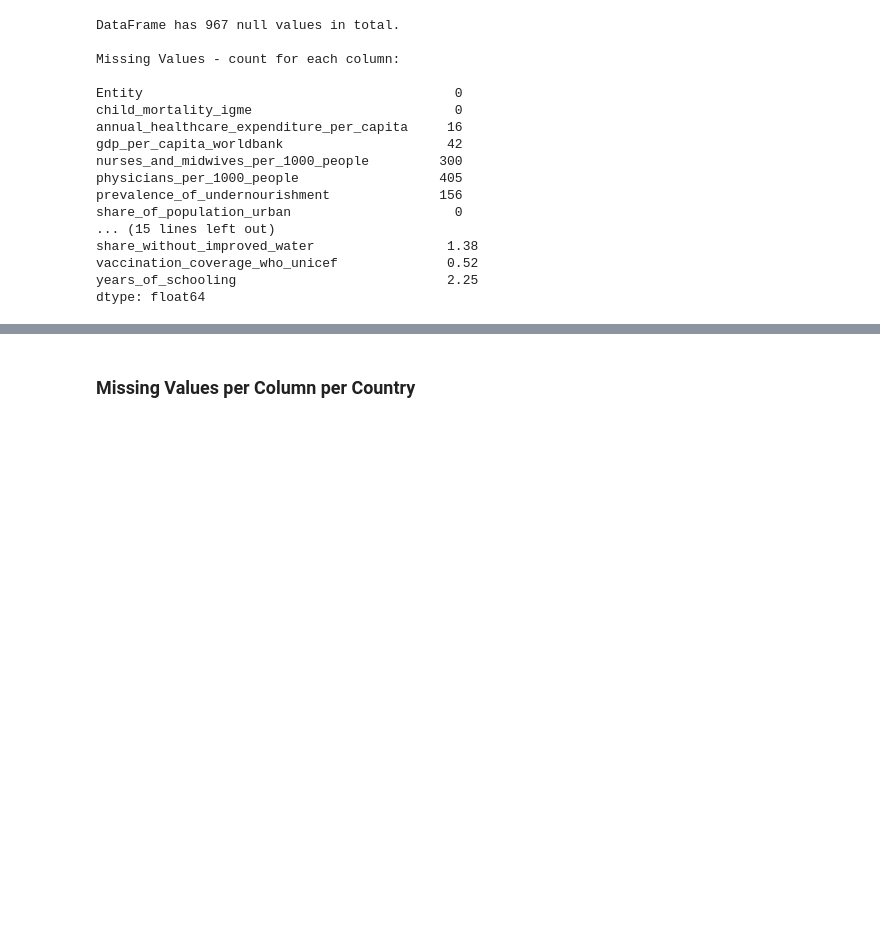
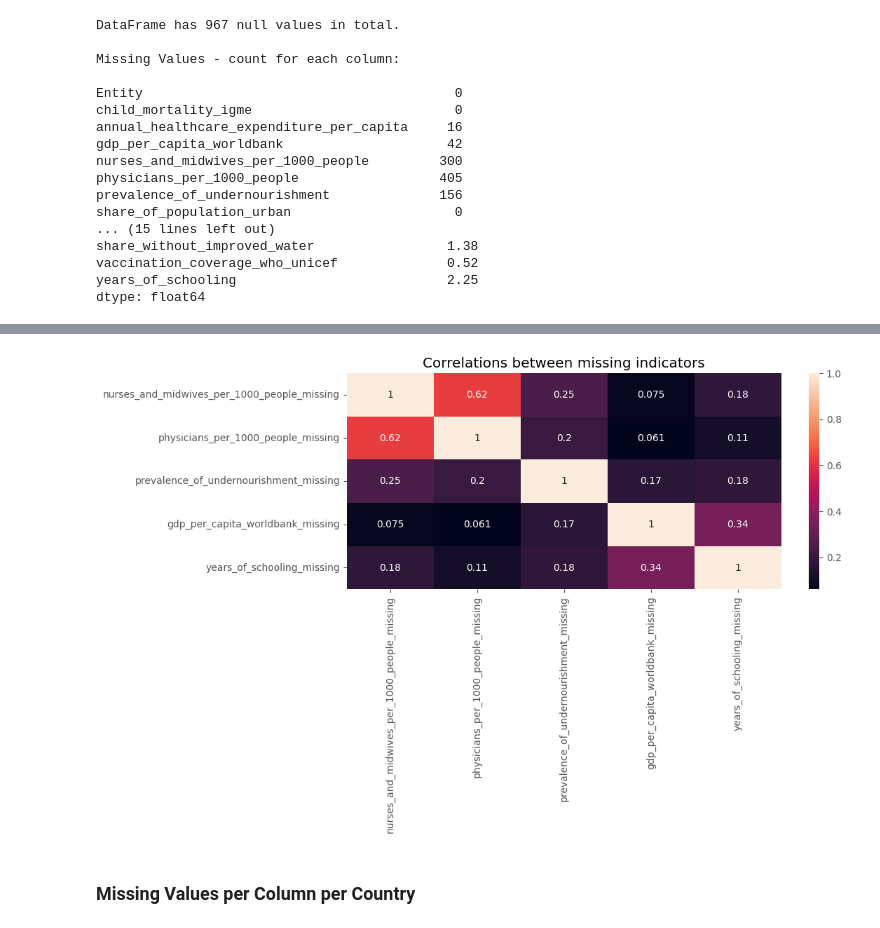
Before and after one commit to HamzahFayad/master_thesis_child_mortality, a Jupyter notebook: 01_notebooks/1_data_exploration.ipynb, the cells around one changed output, grey strips where cells are left out. Saved outputs shown, nothing was run; the diff lists cells and outputs as text; code cells hidden in the pictures; blank space fills up the shorter version.

```diff
--- a/01_notebooks/1_data_exploration.ipynb
+++ b/01_notebooks/1_data_exploration.ipynb
@@ -32,7 +32,7 @@ plt.show()
 # %%
 df_wr = pd.merge(raw_merged_df, world_regions, on="Code", how="left")
 # %%
-numeric_cols = df_wr.select_dtypes(include=np.number).columns.tolist()
+numeric_cols = df_wr.select_dtypes(include=["float64"]).columns.tolist()
 regions_groups = df_wr.groupby(["World regions according to WB", "Year"])["child_mortality_igme"].median()
 regions_groups = regions_groups.reset_index()
 # %%
@@ -271,3 +278,20 @@ dtype: float64
+# %%
+missing_cols_df = filtered_df_01.copy()
+for c in numeric_cols:
+    missing_cols_df[f"{c}_missing"] = missing_cols_df[c].isna().astype(int)
+
+missing_columns = missing_cols_df.columns[missing_cols_df.columns.str.contains("missing")].tolist()
+
+#missings_corr = missing_cols_df[missing_columns].corr()
+missings_corr = missing_cols_df[["nurses_and_midwives_per_1000_people_missing", "physicians_per_1000_people_missing",
+                                 "prevalence_of_undernourishment_missing", "gdp_per_capita_worldbank_missing",
+                                 "years_of_schooling_missing"]].corr()
+plt.figure(figsize=(10,4))
+sns.heatmap(missings_corr, annot=True)
+plt.title("Correlations between missing indicators")
+plt.show()
+# %% [output]
+[figure, added]
 # %% [markdown]
 ### Missing Values per Column per Country
 # %%
```
Also changed, not shown: parts of 5 cells of this notebook, 2 other files.
